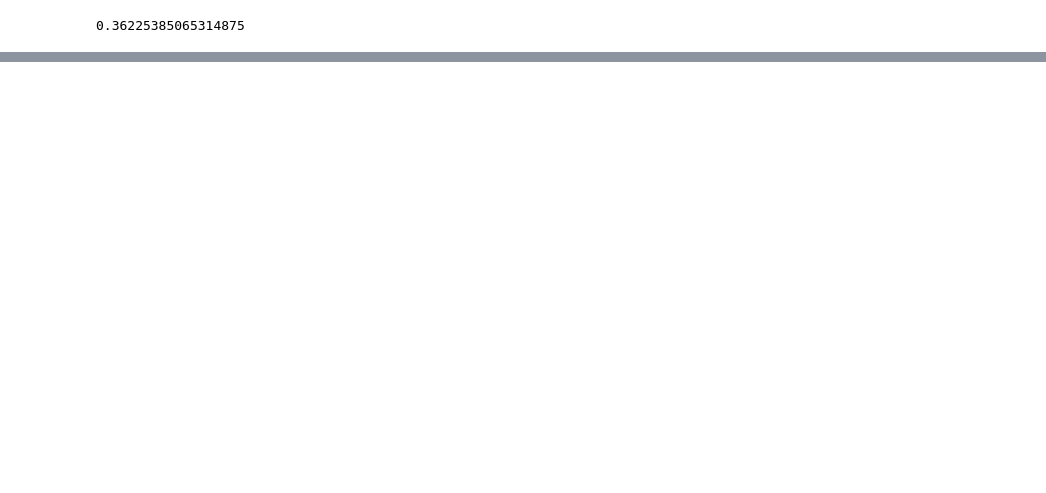
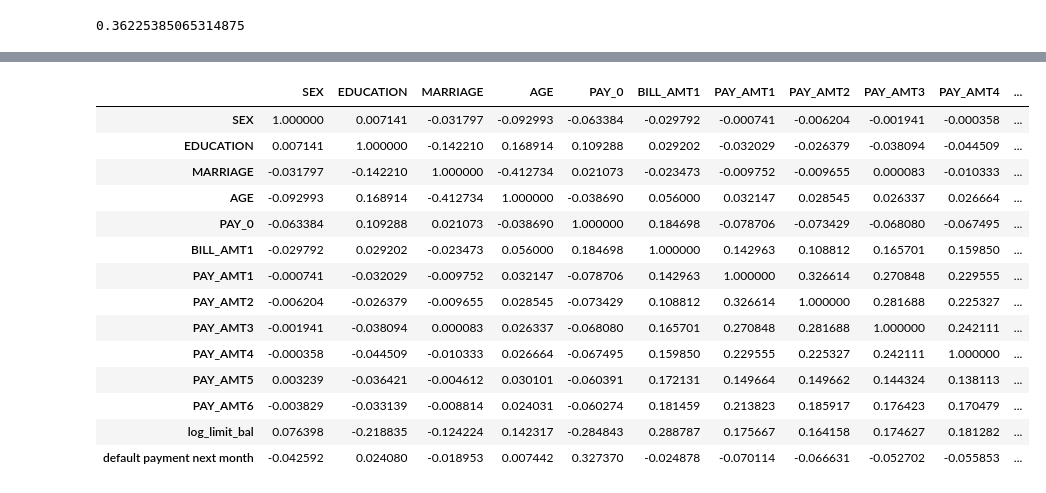
Before and after one commit to caiomts/default-credit-card-classification, a Jupyter notebook: eda.ipynb, the cells around one changed output, grey strips where cells are left out. Cells and saved outputs as stored; diff of their text form; code cells hidden in the pictures; blank space fills up the shorter version.

```diff
--- a/eda.ipynb
+++ b/eda.ipynb
@@ -258,0 +337,19 @@ ExtraTreesClassifier --- {'n_estimators': 200, 'max_leaf_nodes': 15, 'max_featur
+# %%
+train = X_train.merge(y_train, left_index=True, right_index=True)
+train.corr()
+# %% [output]
+|  | SEX | EDUCATION | MARRIAGE | AGE | PAY_0 | BILL_AMT1 | PAY_AMT1 | PAY_AMT2 | PAY_AMT3 | PAY_AMT4 | ... |
+| SEX | 1.000000 | 0.007141 | -0.031797 | -0.092993 | -0.063384 | -0.029792 | -0.000741 | -0.006204 | -0.001941 | -0.000358 | ... |
+| EDUCATION | 0.007141 | 1.000000 | -0.142210 | 0.168914 | 0.109288 | 0.029202 | -0.032029 | -0.026379 | -0.038094 | -0.044509 | ... |
+| MARRIAGE | -0.031797 | -0.142210 | 1.000000 | -0.412734 | 0.021073 | -0.023473 | -0.009752 | -0.009655 | 0.000083 | -0.010333 | ... |
+| AGE | -0.092993 | 0.168914 | -0.412734 | 1.000000 | -0.038690 | 0.056000 | 0.032147 | 0.028545 | 0.026337 | 0.026664 | ... |
+| PAY_0 | -0.063384 | 0.109288 | 0.021073 | -0.038690 | 1.000000 | 0.184698 | -0.078706 | -0.073429 | -0.068080 | -0.067495 | ... |
+| BILL_AMT1 | -0.029792 | 0.029202 | -0.023473 | 0.056000 | 0.184698 | 1.000000 | 0.142963 | 0.108812 | 0.165701 | 0.159850 | ... |
+| PAY_AMT1 | -0.000741 | -0.032029 | -0.009752 | 0.032147 | -0.078706 | 0.142963 | 1.000000 | 0.326614 | 0.270848 | 0.229555 | ... |
+| PAY_AMT2 | -0.006204 | -0.026379 | -0.009655 | 0.028545 | -0.073429 | 0.108812 | 0.326614 | 1.000000 | 0.281688 | 0.225327 | ... |
+| PAY_AMT3 | -0.001941 | -0.038094 | 0.000083 | 0.026337 | -0.068080 | 0.165701 | 0.270848 | 0.281688 | 1.000000 | 0.242111 | ... |
+| PAY_AMT4 | -0.000358 | -0.044509 | -0.010333 | 0.026664 | -0.067495 | 0.159850 | 0.229555 | 0.225327 | 0.242111 | 1.000000 | ... |
+| PAY_AMT5 | 0.003239 | -0.036421 | -0.004612 | 0.030101 | -0.060391 | 0.172131 | 0.149664 | 0.149662 | 0.144324 | 0.138113 | ... |
+| PAY_AMT6 | -0.003829 | -0.033139 | -0.008814 | 0.024031 | -0.060274 | 0.181459 | 0.213823 | 0.185917 | 0.176423 | 0.170479 | ... |
+| log_limit_bal | 0.076398 | -0.218835 | -0.124224 | 0.142317 | -0.284843 | 0.288787 | 0.175667 | 0.164158 | 0.174627 | 0.181282 | ... |
+| default payment next month | -0.042592 | 0.024080 | -0.018953 | 0.007442 | 0.327370 | -0.024878 | -0.070114 | -0.066631 | -0.052702 | -0.055853 | ... |
```
Also changed, not shown: parts of 36 cells of this notebook, 7 other files.
